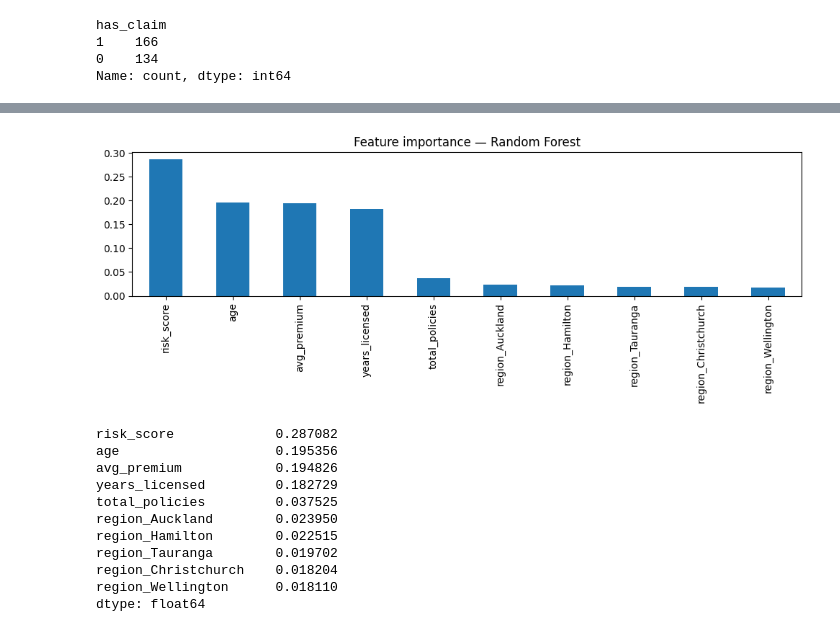
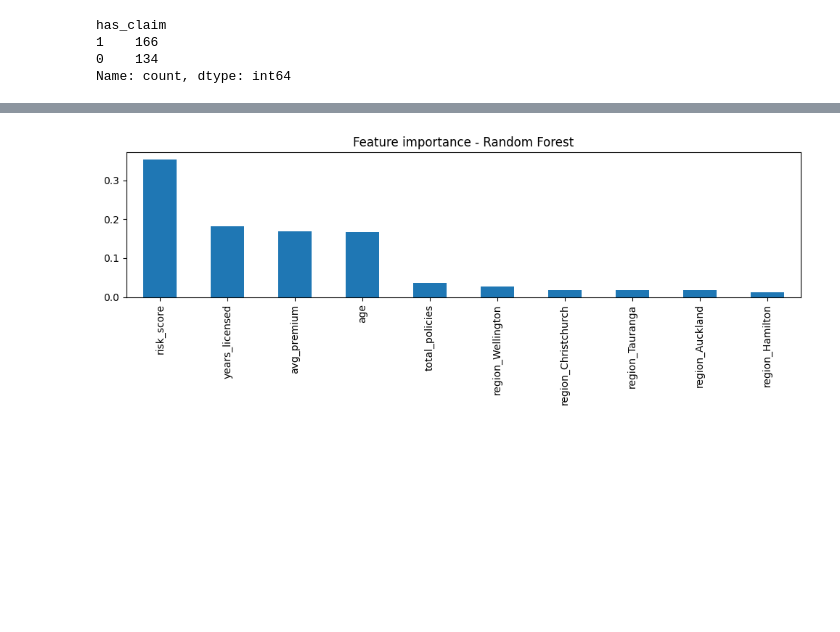
Before and after one commit to CLIXOVE/forecast-everything, a Jupyter notebook: 01-insurance-claim-prediction/insurance_ml.ipynb, the cells around one changed output, grey strips where cells are left out. Saved outputs shown, nothing was run; the diff lists cells and outputs as text; code cells hidden in the pictures; blank space fills up the shorter version.

```diff
--- a/01-insurance-claim-prediction/insurance_ml.ipynb
+++ b/01-insurance-claim-prediction/insurance_ml.ipynb
@@ -96,0 +114,16 @@ print(X_test.shape)   # (60, 10)
+# %%
+from sklearn.model_selection import GridSearchCV
+
+param_grid = {
+    'n_estimators':    [100, 200],
+    'max_depth':       [3, 5, None],
+    'min_samples_leaf':[1, 5, 10]
+}
+
+grid = GridSearchCV(rf_model, param_grid, cv=5, scoring='roc_auc', n_jobs=-1)
+grid.fit(X_train, y_train)
+
+print(f"Best params: {grid.best_params_}")
+print(f"Best CV AUC: {grid.best_score_:.3f}")
+
+best_rf = grid.best_estimator_
@@ -97,15 +133,12 @@ print(X_test.shape)   # (60, 10)
 # %%
-from sklearn.ensemble import RandomForestClassifier
 from sklearn.metrics import accuracy_score, roc_auc_score, confusion_matrix, classification_report
 
-rf_model = RandomForestClassifier(n_estimators=100, random_state=42)
-rf_model.fit(X_train, y_train)
+best_rf.fit(X_train, y_train)
+y_pred_rf = best_rf.predict(X_test)
+y_prob_rf = best_rf.predict_proba(X_test)[:, 1]
 
-y_pred_rf = rf_model.predict(X_test)
-y_prob_rf = rf_model.predict_proba(X_test)[:, 1]
-
-print(f"Accuracy: {accuracy_score(y_test, y_pred_rf):.3f}")   # 0.600
-print(f"AUC:      {roc_auc_score(y_test, y_prob_rf):.3f}")    # 0.583
+print(f"Accuracy: {accuracy_score(y_test, y_pred_rf):.3f}")
+print(f"AUC:      {roc_auc_score(y_test, y_prob_rf):.3f}")
 print(classification_report(y_test, y_pred_rf))
 print(confusion_matrix(y_test, y_pred_rf))
 # %% [output]
@@ -148,28 +225,15 @@ AUC:      0.508
 # %%
 import pandas as pd
 import matplotlib.pyplot as plt
 
 feat_imp = pd.Series(
-    rf_model.feature_importances_,
+    best_rf.feature_importances_,
     index=X.columns
 ).sort_values(ascending=False)
 
 feat_imp.plot(kind='bar', figsize=(10, 4))
-plt.title('Feature importance — Random Forest')
+plt.title('Feature importance - Random Forest')
 plt.tight_layout()
 plt.show()
-
-print(feat_imp)
 # %% [output]
-[figure, old version]
+[figure, new version]
-risk_score             0.287082
-age                    0.195356
-avg_premium            0.194826
-years_licensed         0.182729
-total_policies         0.037525
-region_Auckland        0.023950
-region_Hamilton        0.022515
-region_Tauranga        0.019702
-region_Christchurch    0.018204
-region_Wellington      0.018110
-dtype: float64
```
Also changed, not shown: parts of 11 cells of this notebook, 1 other file.
